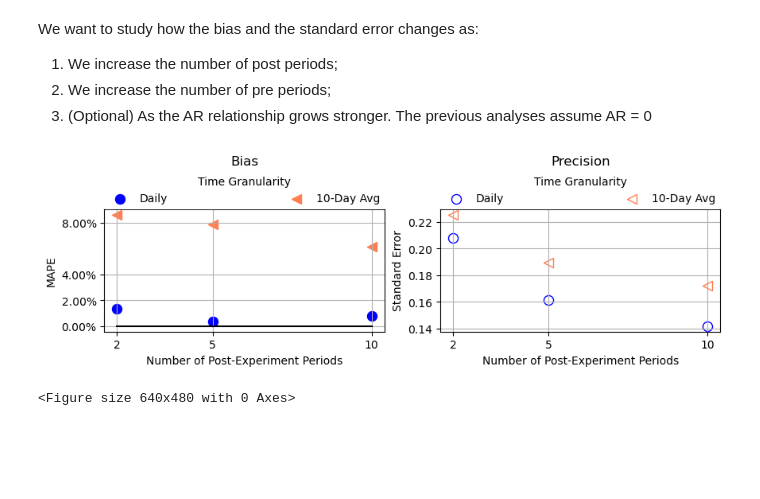
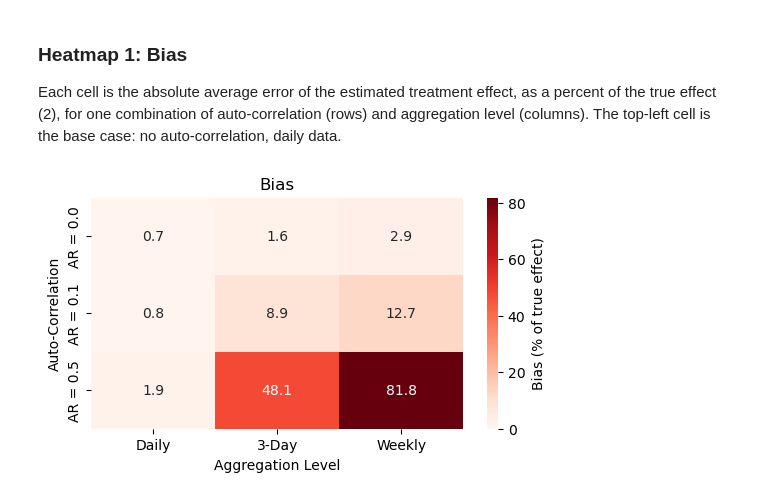
Before and after one commit to shoepaladin/causalinference_crashcourse, a Jupyter notebook: OtherMaterial/How Data Cleaning and Manipulation Affect Results/Data Aggregation and Bias.ipynb, the cells around one changed output. Cells and saved outputs as stored; diff of their text form; code cells hidden in the pictures; blank space fills up the shorter version.

Commit message:
Next Version of Data Aggregation and Bias

```diff
--- a/OtherMaterial/How Data Cleaning and Manipulation Affect Results/Data Aggregation and Bias.ipynb
+++ b/OtherMaterial/How Data Cleaning and Manipulation Affect Results/Data Aggregation and Bias.ipynb
@@ -179,5 +141,5 @@ warnings.simplefilter('ignore')
 # %%
-es_list= [0.05, 1,5,10]
-post_list=[2,5,10]
-ar_list = [0,0.10,0.50,0.75]
+ar_list = [0, 0.10, 0.50]
+bucket_list = [1, 3, 7] ## days per bucket
+bucket_labels = {1:'Daily', 3:'3-Day', 7:'Weekly'}
 # %%
@@ -204,4 +162,11 @@ for pt in post_list:
 # %%
+## Bias: absolute average error as a share of the true effect, by AR setting x aggregation level
+bias_tbl = (df_r.groupby(['ar','bucket'])['diff'].mean().abs() / atet_).unstack('bucket')
 
-df_rg=df_r.groupby(['pstT','preT','ar','gt_atet','error_std']).mean()
-df_rg.reset_index(inplace=True)
+## Precision: average standard error, relative to the base case (no auto-correlation, daily data)
+se_mean = df_r.groupby(['ar','bucket'])['se'].mean().unstack('bucket')
+se_tbl = se_mean / se_mean.loc[ar_list[0], bucket_list[0]]
+
+for tbl in [bias_tbl, se_tbl]:
+    tbl.columns = [bucket_labels[b] for b in tbl.columns]
+    tbl.index = ['AR = {0}'.format(a) for a in tbl.index]
@@ -243,40 +173,13 @@ display(
 # %% [markdown]
-We want to study how the bias and the standard error changes as:
-1. We increase the number of post periods;
-2. We increase the number of pre periods;
-3. (Optional) As the AR relationship grows stronger. The previous analyses assume AR = 0
+### Heatmap 1: Bias
+Each cell is the absolute average error of the estimated treatment effect, as a percent of the true effect (2), for one combination of auto-correlation (rows) and aggregation level (columns). The top-left cell is the base case: no auto-correlation, daily data.
 # %%
-to_plt = df_r.loc[df_r['ar']==0].groupby(['pstT'])[['diff_indiv_mape','diff_agg_mape','se_indiv','se_agg']].mean().reset_index()
-
-fig,ax = plt.subplots(ncols=2,nrows=1,figsize=(10,2))
-ax[0].scatter(to_plt['pstT'],
-           to_plt['diff_indiv_mape'], s=75, color='blue', label='Daily')
-ax[0].scatter(to_plt['pstT'],
-           to_plt['diff_agg_mape'], s=75, marker='<', color='coral', label='10-Day Avg')
-ax[0].plot( to_plt['pstT'], np.zeros(len(to_plt['pstT'])), color='black')
-ax[0].set_xticks(to_plt['pstT'])
-ax[0].set_yticks( [0,0.02,0.04,0.08], labels=['{0:2.2f}%'.format(e*100) for e in [0,0.02,0.04,0.08] ] )
-ax[0].set_ylabel('MAPE')
-ax[0].set_xlabel('Number of Post-Experiment Periods')
-ax[0].legend(bbox_to_anchor=(0., 1.005, 1., .102), loc='lower left', ncol=2,title='Time Granularity',
-                      mode="expand", borderaxespad=0., edgecolor='white')
-ax[0].set_title('Bias', pad=40)
-ax[0].grid()
-
-ax[1].scatter(to_plt['pstT'],
-           to_plt['se_indiv'], s=75, edgecolor='blue', facecolor='white', label='Daily')
-ax[1].scatter(to_plt['pstT'],
-           to_plt['se_agg'], s=75, marker='<', edgecolor='coral', facecolor='white', label='10-Day Avg')
-ax[1].set_xticks(to_plt['pstT'])
-ax[1].set_ylabel('Standard Error')
-ax[1].set_xlabel('Number of Post-Experiment Periods')
-ax[1].legend(bbox_to_anchor=(0., 1.005, 1., .102), loc='lower left', ncol=2,title='Time Granularity',
-                      mode="expand", borderaxespad=0, edgecolor='white')
-ax[1].set_title('Precision', pad=40)
-ax[1].grid()
-
+fig, ax = plt.subplots(figsize=(6,3))
+sns.heatmap(bias_tbl*100, annot=True, fmt='.1f', cmap='Reds', vmin=0, ax=ax,
+            cbar_kws={'label':'Bias (% of true effect)'})
+ax.set_xlabel('Aggregation Level')
+ax.set_ylabel('Auto-Correlation')
+ax.set_title('Bias')
 plt.show()
-plt.tight_layout()
 # %% [output]
-[figure, old version]
+[figure, new version]
-<Figure size 640x480 with 0 Axes>
```
Also changed, not shown: parts of 15 cells of this notebook, 1 other file.
